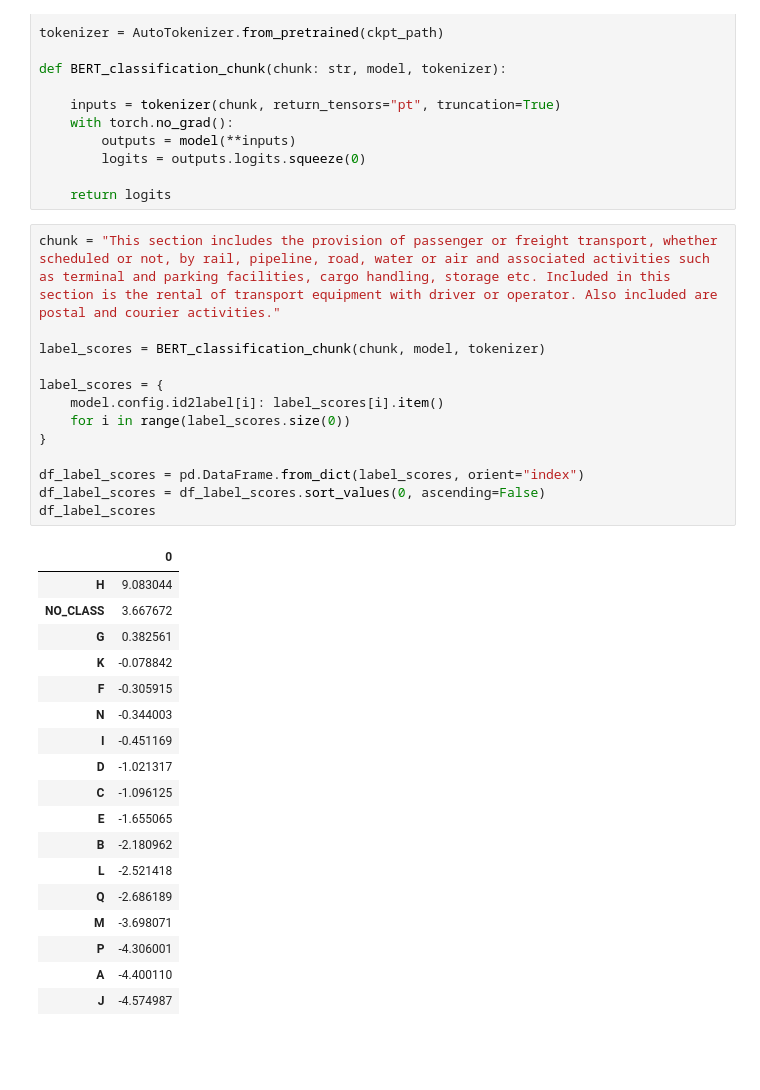
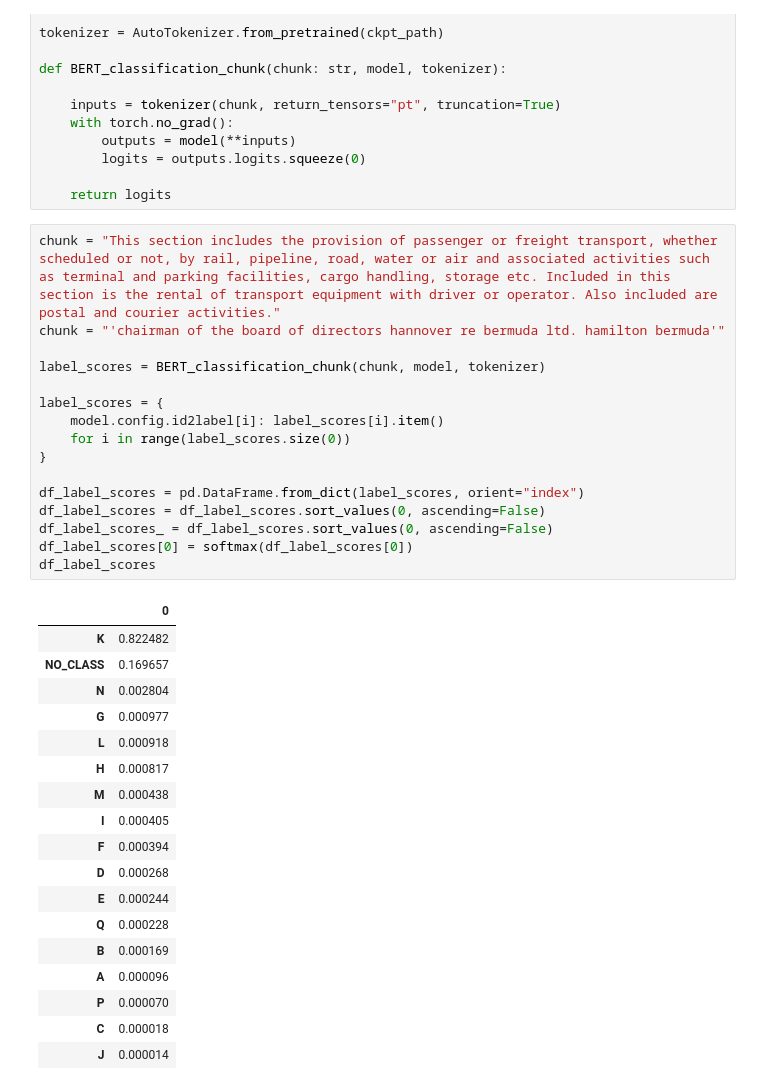
Before and after one commit to hendrikweichel/nace_report_topic_analysis, a Jupyter notebook: BERT_classifier/Classify_report_with_BERT/test_one_report_classification_BERT.ipynb, the cells around one changed output. Cells and saved outputs as stored; diff of their text form; blank space fills up the shorter version.

```diff
--- a/BERT_classifier/Classify_report_with_BERT/test_one_report_classification_BERT.ipynb
+++ b/BERT_classifier/Classify_report_with_BERT/test_one_report_classification_BERT.ipynb
@@ -201,34 +203,37 @@ def BERT_classification_chunk(chunk: str, model, tokenizer):
     return logits
 # %%
 chunk = "This section includes the provision of passenger or freight transport, whether scheduled or not, by rail, pipeline, road, water or air and associated activities such as terminal and parking facilities, cargo handling, storage etc. Included in this section is the rental of transport equipment with driver or operator. Also included are postal and courier activities."
+chunk = "'chairman of the board of directors hannover re bermuda ltd. hamilton bermuda'"
 
 label_scores = BERT_classification_chunk(chunk, model, tokenizer)
 
 label_scores = {
     model.config.id2label[i]: label_scores[i].item()
     for i in range(label_scores.size(0))
 }
 
 df_label_scores = pd.DataFrame.from_dict(label_scores, orient="index")
 df_label_scores = df_label_scores.sort_values(0, ascending=False)
+df_label_scores_ = df_label_scores.sort_values(0, ascending=False)
+df_label_scores[0] = softmax(df_label_scores[0])
 df_label_scores
 # %% [output]
 |  | 0 |
-| H | 9.083044 |
-| NO_CLASS | 3.667672 |
-| G | 0.382561 |
-| K | -0.078842 |
-| F | -0.305915 |
-| N | -0.344003 |
-| I | -0.451169 |
-| D | -1.021317 |
-| C | -1.096125 |
-| E | -1.655065 |
-| B | -2.180962 |
-| L | -2.521418 |
-| Q | -2.686189 |
-| M | -3.698071 |
-| P | -4.306001 |
-| A | -4.400110 |
-| J | -4.574987 |
+| K | 0.822482 |
+| NO_CLASS | 0.169657 |
+| N | 0.002804 |
+| G | 0.000977 |
+| L | 0.000918 |
+| H | 0.000817 |
+| M | 0.000438 |
+| I | 0.000405 |
+| F | 0.000394 |
+| D | 0.000268 |
+| E | 0.000244 |
+| Q | 0.000228 |
+| B | 0.000169 |
+| A | 0.000096 |
+| P | 0.000070 |
+| C | 0.000018 |
+| J | 0.000014 |
 # %%
```
Also changed, not shown: parts of 14 cells of this notebook, 9 other files.
